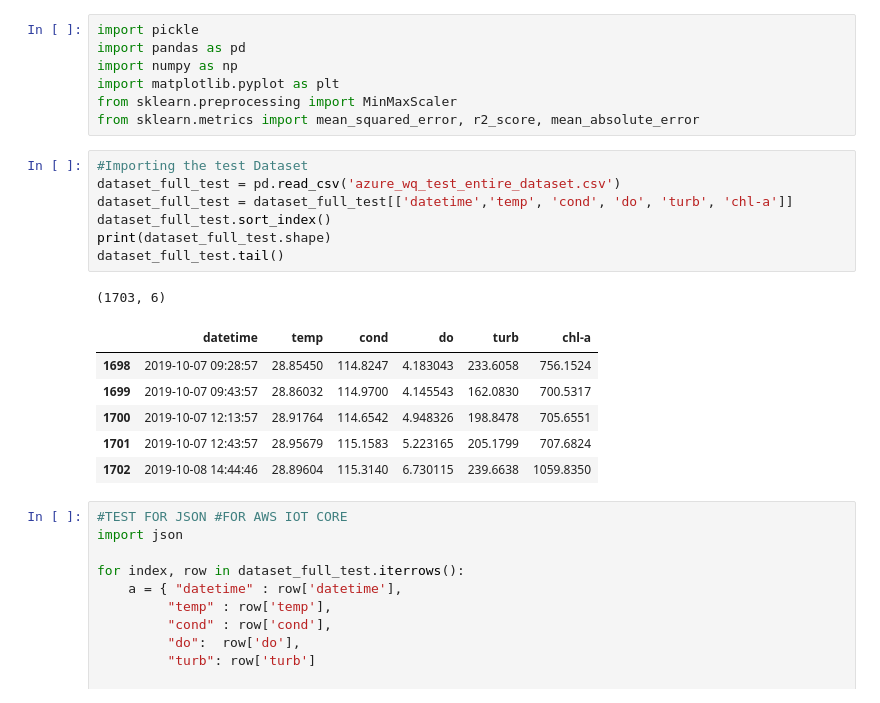
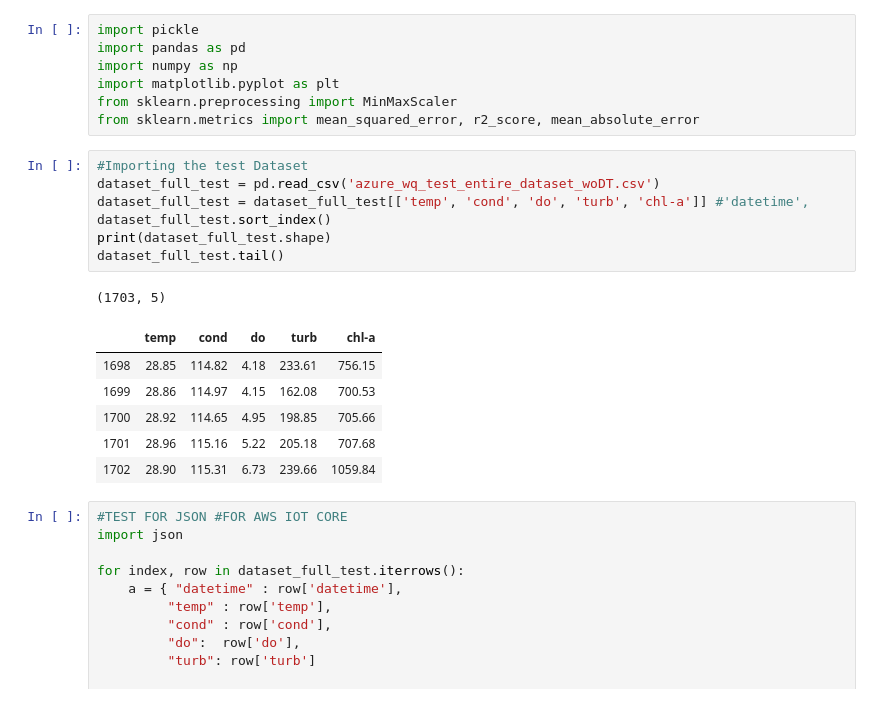
Before and after one commit to pollockDeVis/Chlorophyll-a-Soft-Sensor-for-Malaysia, a Jupyter notebook: 21_10_28_MLs/data_experiments_azure/21_12_14_Local_ML/2022_Jan_11_ALL_MODELS_AZURE/AutoML_Model_Tests.ipynb, the cells around one changed output. Saved outputs shown, nothing was run; the diff lists cells and outputs as text.

```diff
--- a/21_10_28_MLs/data_experiments_azure/21_12_14_Local_ML/2022_Jan_11_ALL_MODELS_AZURE/AutoML_Model_Tests.ipynb
+++ b/21_10_28_MLs/data_experiments_azure/21_12_14_Local_ML/2022_Jan_11_ALL_MODELS_AZURE/AutoML_Model_Tests.ipynb
@@ -7,19 +7,19 @@ from sklearn.preprocessing import MinMaxScaler
 from sklearn.metrics import mean_squared_error, r2_score, mean_absolute_error
 # %%
 #Importing the test Dataset
-dataset_full_test = pd.read_csv('azure_wq_test_entire_dataset.csv')
-dataset_full_test = dataset_full_test[['datetime','temp', 'cond', 'do', 'turb', 'chl-a']]
+dataset_full_test = pd.read_csv('azure_wq_test_entire_dataset_woDT.csv')
+dataset_full_test = dataset_full_test[['temp', 'cond', 'do', 'turb', 'chl-a']] #'datetime',
 dataset_full_test.sort_index()
 print(dataset_full_test.shape)
 dataset_full_test.tail()
 # %% [output]
-(1703, 6)
+(1703, 5)
-|  | datetime | temp | cond | do | turb | chl-a |
-| 1698 | 2019-10-07 09:28:57 | 28.85450 | 114.8247 | 4.183043 | 233.6058 | 756.1524 |
-| 1699 | 2019-10-07 09:43:57 | 28.86032 | 114.9700 | 4.145543 | 162.0830 | 700.5317 |
-| 1700 | 2019-10-07 12:13:57 | 28.91764 | 114.6542 | 4.948326 | 198.8478 | 705.6551 |
-| 1701 | 2019-10-07 12:43:57 | 28.95679 | 115.1583 | 5.223165 | 205.1799 | 707.6824 |
-| 1702 | 2019-10-08 14:44:46 | 28.89604 | 115.3140 | 6.730115 | 239.6638 | 1059.8350 |
+|  | temp | cond | do | turb | chl-a |
+| 1698 | 28.85 | 114.82 | 4.18 | 233.61 | 756.15 |
+| 1699 | 28.86 | 114.97 | 4.15 | 162.08 | 700.53 |
+| 1700 | 28.92 | 114.65 | 4.95 | 198.85 | 705.66 |
+| 1701 | 28.96 | 115.16 | 5.22 | 205.18 | 707.68 |
+| 1702 | 28.90 | 115.31 | 6.73 | 239.66 | 1059.84 |
 # %%
 #TEST FOR JSON #FOR AWS IOT CORE
 import json
```
Also changed, not shown: parts of 10 cells of this notebook, 16 other files.
